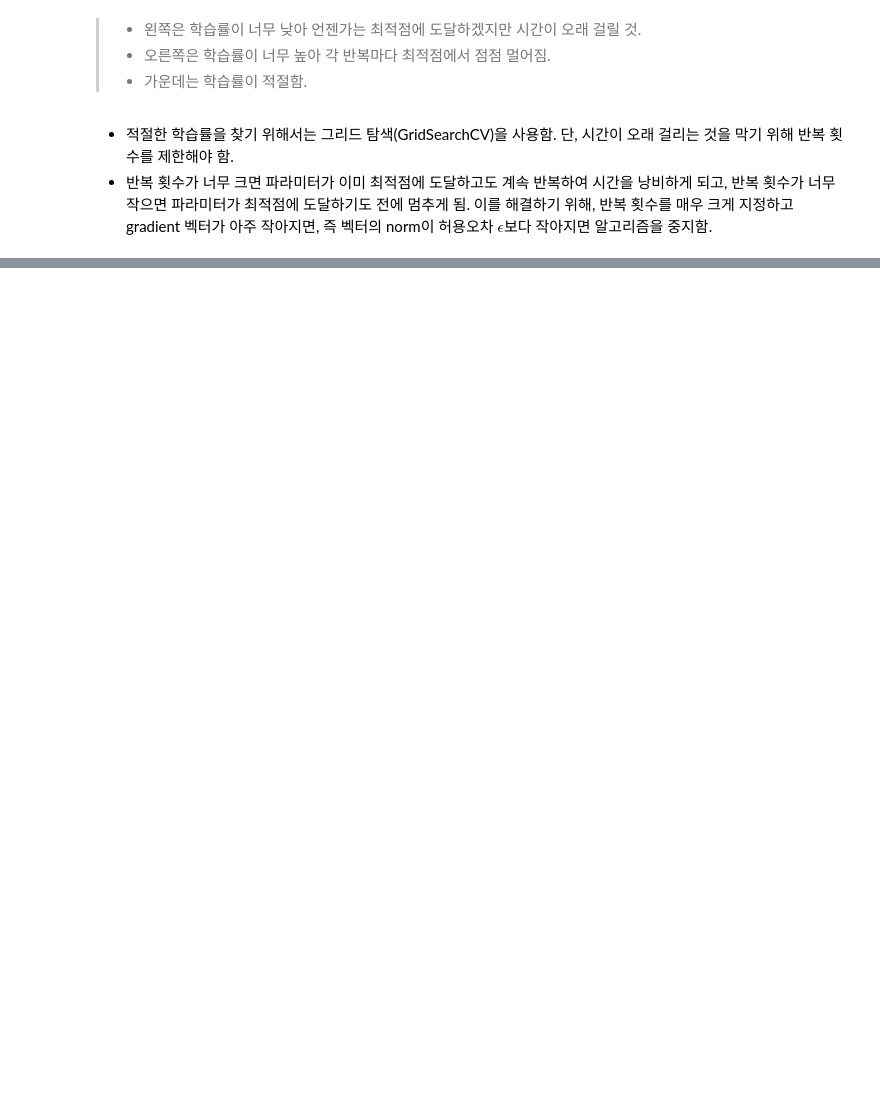
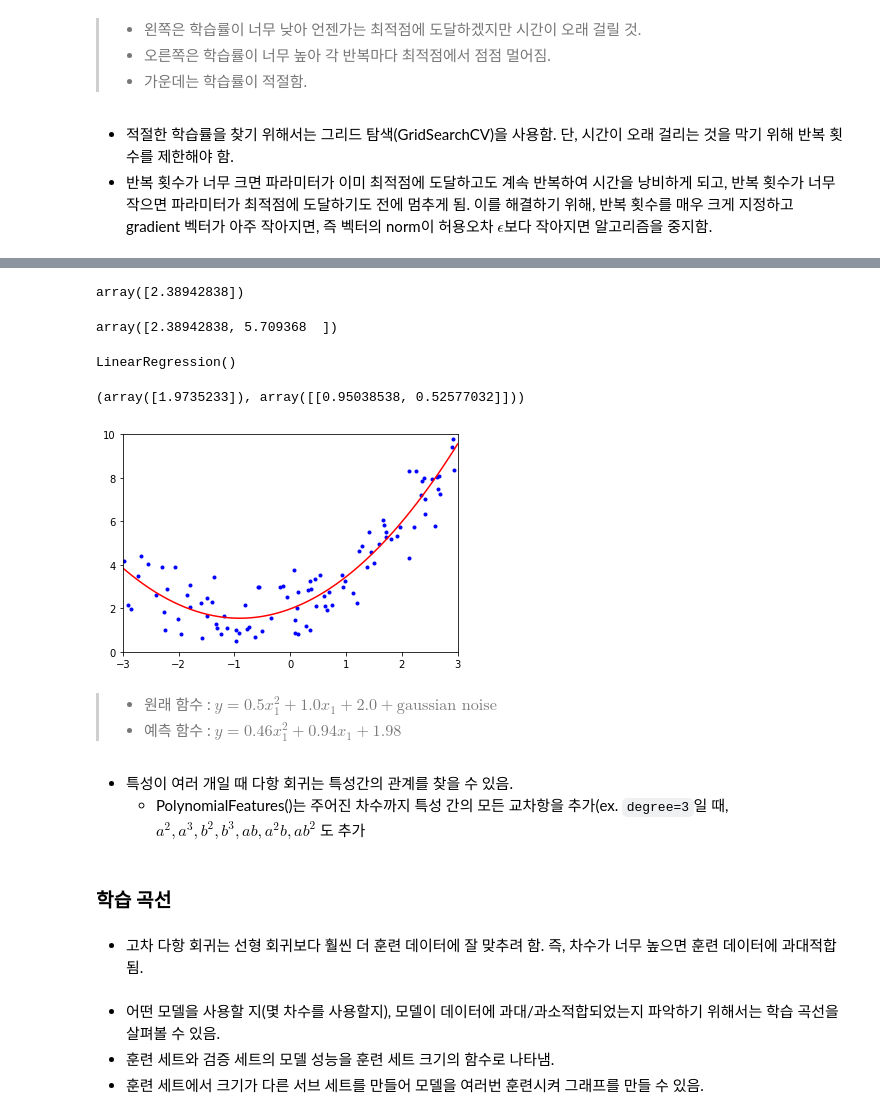
Before and after one commit to lijm1358/ml_practice, a Jupyter notebook: ch04.ipynb, the cells around one changed output, grey strips where cells are left out. Drawn from its saved outputs; the diff is of its cells as text; code cells hidden in the pictures; blank space fills up the shorter version.

```diff
--- a/ch04.ipynb
+++ b/ch04.ipynb
@@ -191,0 +349,50 @@ plt.show()
+# %%
+# 훈련 세트의 각 특성을 제곱하여 새로운 특성으로 추가
+# PolynomialFeatures의 기본 degree는 2.
+from sklearn.preprocessing import PolynomialFeatures
+
+poly_features = PolynomialFeatures(degree=2, include_bias=False)
+X_poly = poly_features.fit_transform(X)
+# %%
+X[0]
+# %% [output]
+array([2.38942838])
+# %%
+X_poly[0]
+# %% [output]
+array([2.38942838, 5.709368  ])
+# %%
+# 새로운 특성이 추가된 X_poly를 LinearRegression을 이용해 학습
+lin_reg = LinearRegression()
+lin_reg.fit(X_poly, y)
+# %% [output]
+LinearRegression()
+# %%
+lin_reg.intercept_, lin_reg.coef_
+# %% [output]
+(array([1.9735233]), array([[0.95038538, 0.52577032]]))
+# %%
+X_pred = np.linspace(-3,3,100).reshape(100,1)
+X_pred_poly = poly_features.fit_transform(X_pred)
+y_pred = lin_reg.predict(X_pred_poly)
+# %%
+plt.plot(X, y, "b.")
+plt.plot(X_pred, y_pred ,"r-")
+plt.axis([-3, 3, 0, 10])
+plt.show()
+# %% [output]
+[figure, added]
+# %% [markdown]
+> * 원래 함수 : $ y = 0.5x_1^2 + 1.0x_1 + 2.0 + \text{gaussian noise} $
+> * 예측 함수 : $ y = 0.46x_1^2 + 0.94x_1 + 1.98 $
+# %% [markdown]
+* 특성이 여러 개일 때 다항 회귀는 특성간의 관계를 찾을 수 있음.
+  * PolynomialFeatures()는 주어진 차수까지 특성 간의 모든 교차항을 추가(ex. <code>degree=3</code>일 때, $ a^2, a^3, b^2, b^3, ab, a^2b, ab^2 $ 도 추가
+# %% [markdown]
+### 학습 곡선
+# %% [markdown]
+* 고차 다항 회귀는 선형 회귀보다 훨씬 더 훈련 데이터에 잘 맞추려 함. 즉, 차수가 너무 높으면 훈련 데이터에 과대적합됨.
+# %% [markdown]
+* 어떤 모델을 사용할 지(몇 차수를 사용할지), 모델이 데이터에 과대/과소적합되었는지 파악하기 위해서는 학습 곡선을 살펴볼 수 있음.
+* 훈련 세트와 검증 세트의 모델 성능을 훈련 세트 크기의 함수로 나타냄.
+* 훈련 세트에서 크기가 다른 서브 세트를 만들어 모델을 여러번 훈련시켜 그래프를 만들 수 있음.
```
Also changed, not shown: parts of 76 cells of this notebook.
